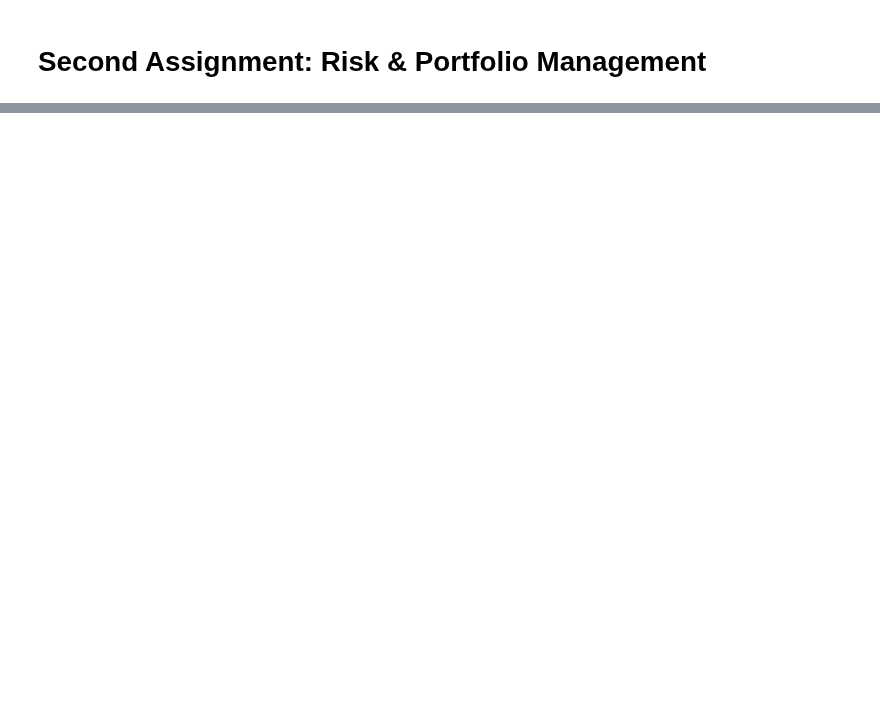
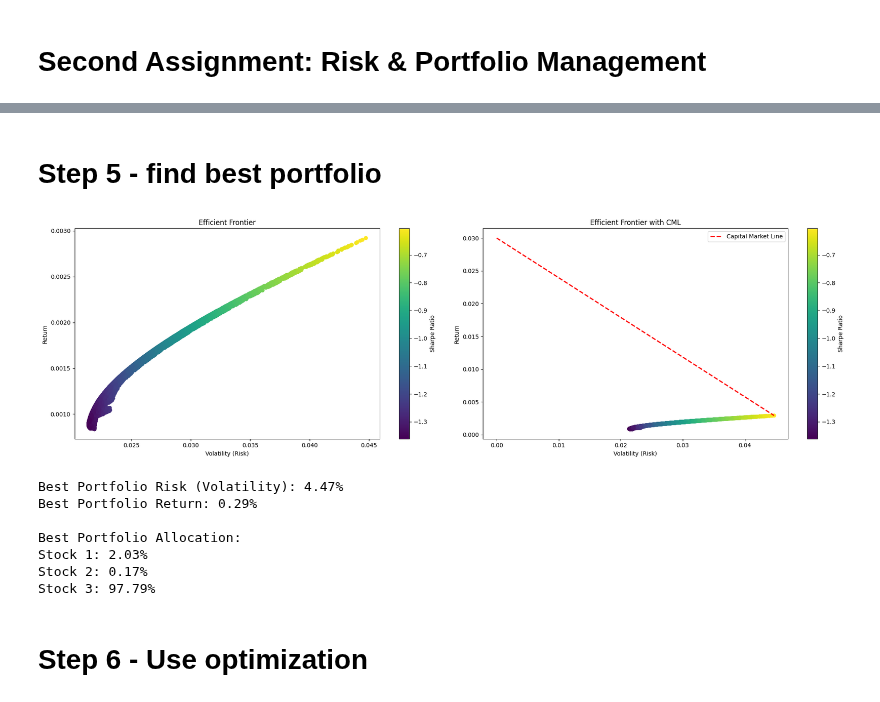
Before and after one commit to montarelab/quant-programming, a Jupyter notebook: second-assignment/main.ipynb, the cells around one changed output, grey strips where cells are left out. Cells and saved outputs as stored; diff of their text form; code cells hidden in the pictures; blank space fills up the shorter version.

```diff
--- a/second-assignment/main.ipynb
+++ b/second-assignment/main.ipynb
@@ -125,0 +160,7 @@ plt.show()
+# %%
+# Fetch data for AAPL, MSFT, and TSLA
+tickers = ['AAPL', 'MSFT', 'TSLA']
+data = yf.download(tickers, start="2020-01-01", end="2023-01-01", auto_adjust=True)
+price_data = data['Close']
+
+price_data.head()
@@ -125,0 +176,10 @@ plt.show()
+# %%
+# here pct_change() is used to calculate daily returns and dropna() is used to remove the first row of NaN values
+# pct_change() gets the percentage difference of the present value from the previous value
+# i.e. from [10, 18, 11] is will be [(NaN-10)/NaN, (18-10) / 10, (11-18)/18] = [NaN, 0.8, -0.3889]
+# hence, the formula is for each cell: (present - previous) / previous
+# if the input is a matrix then it will calculate the percentage difference for each column
+
+# dropna() is used to remove the first row of NaN values
+daily_returns = price_data.pct_change().dropna()
+daily_returns.head()
@@ -125,0 +194,21 @@ plt.show()
+# %%
+# Calculate expected return of the portfolio
+expected_daily_returns = daily_returns.mean()  # Mean daily returns for each asset
+portfolio_expected_return = np.dot(weights, expected_daily_returns[:3])  # Weighted sum of returns
+cov_matrix = daily_returns.cov()
+# %% [markdown]
+# Step 5 - find best portfolio
+# %%
+[returns, volatilities, sharpe_ratios], weights = calc_portfolios(expected_daily_returns, cov_matrix)
+stats(returns, volatilities, sharpe_ratios, weights)
+# %% [output]
+[figure, added]
+Best Portfolio Risk (Volatility): 4.47%
+Best Portfolio Return: 0.29%
+
+Best Portfolio Allocation:
+Stock 1: 2.03%
+Stock 2: 0.17%
+Stock 3: 97.79%
+# %% [markdown]
+# Step 6 - Use optimization
```
Also changed, not shown: parts of 20 cells of this notebook, 1 other file.
